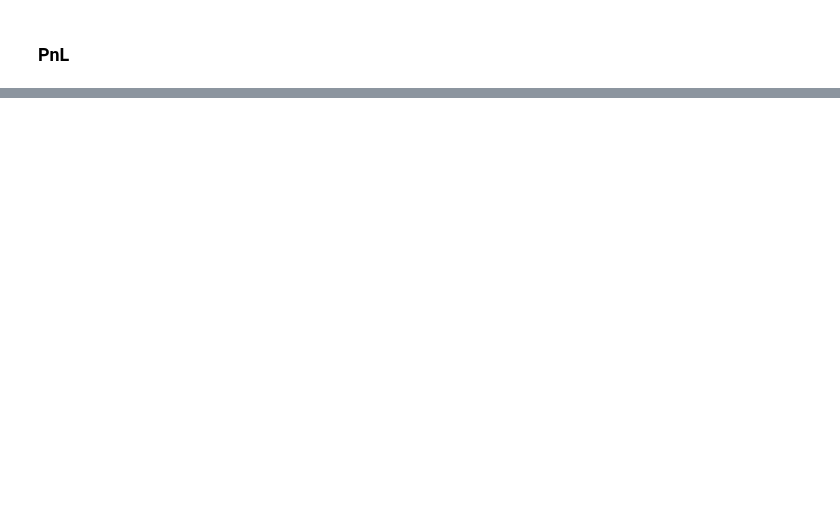
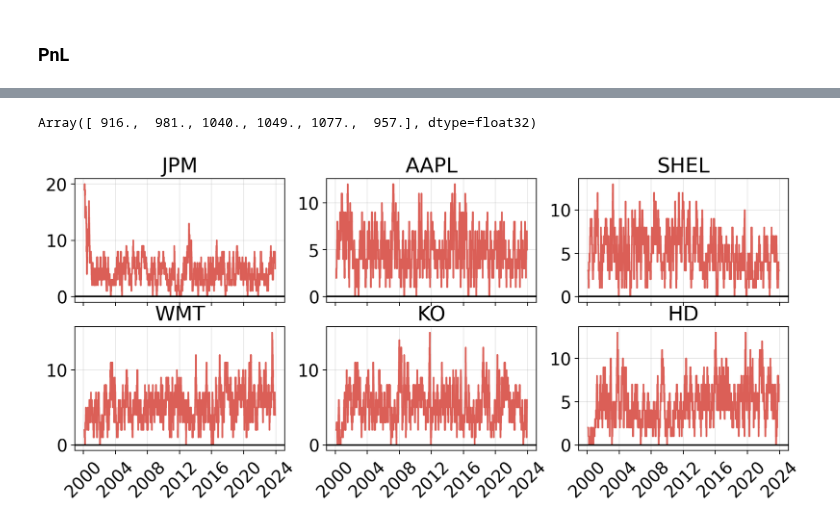
Before and after one commit to sapienzaio/online-ml-finance, a Jupyter notebook: 06-reinforcement-learning/epsilon-greedy-strategy.ipynb, the cells around one changed output, grey strips where cells are left out. Cells and saved outputs as stored; diff of their text form; code cells hidden in the pictures; blank space fills up the shorter version.

```diff
--- a/06-reinforcement-learning/epsilon-greedy-strategy.ipynb
+++ b/06-reinforcement-learning/epsilon-greedy-strategy.ipynb
@@ -566,8 +332,0 @@ value_hist = state_hist.value
-# %%
-fig, ax = plt.subplots(len(assets), 1, figsize=(6.4, 6.5), sharex=True)
-for i, axi in enumerate(ax):
-    axi.plot(value_hist[..., i].mean(axis=0))
-    axi.grid(alpha=0.3)
-    axi.set_ylabel(assets[i])
-    axi.axhline(y=0, c="black", linewidth=1)
-plt.tight_layout()
@@ -742,0 +366,17 @@ Array(0.42762104, dtype=float32)
+# %%
+actions_ohe.sum(axis=0)
+# %% [output]
+Array([ 916.,  981., 1040., 1049., 1077.,  957.], dtype=float32)
+# %%
+fig, ax = plt.subplots(2, 3, sharex=True, figsize=(12, 4.6))
+ax = ax.ravel()
+v = pd.DataFrame(actions_ohe, index=datasets.index[2:]).rolling(30).sum()
+for i, axi in enumerate(ax):
+    axi.set_title(assets[i])
+    axi.plot(v[i])
+    axi.axhline(y=0, c="black")
+    axi.grid(alpha=0.3)
+    plt.sca(axi)
+    plt.xticks(rotation=45)
+# %% [output]
+[figure, added]
```
Also changed, not shown: parts of 53 cells of this notebook.
